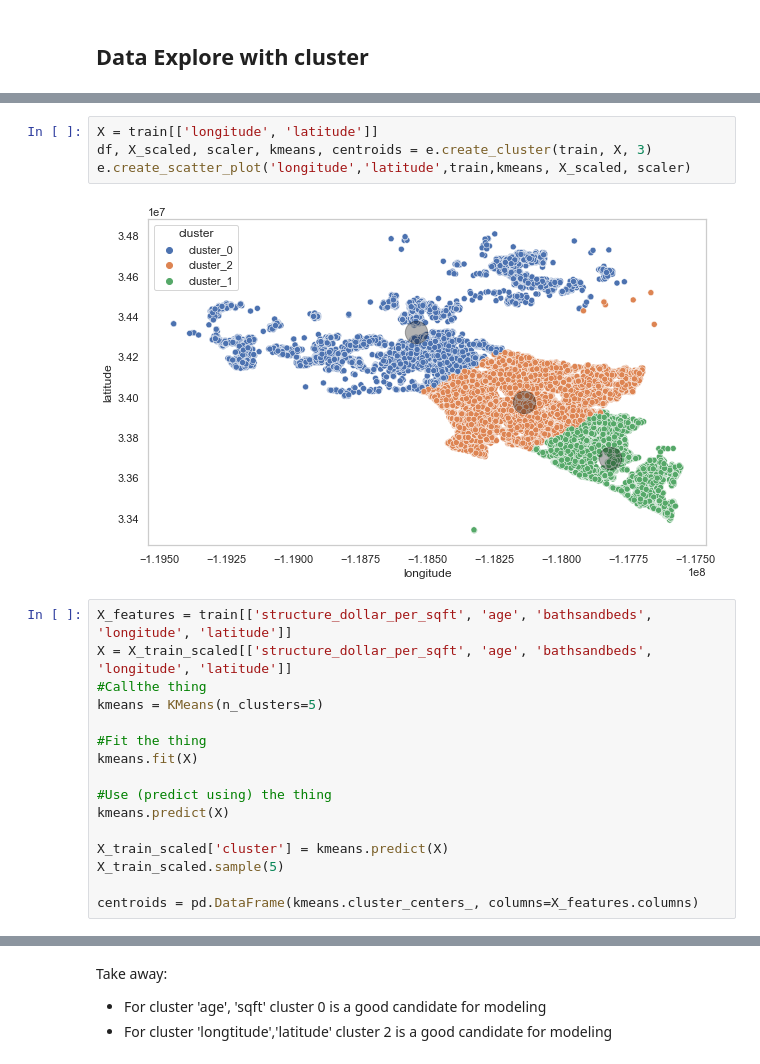
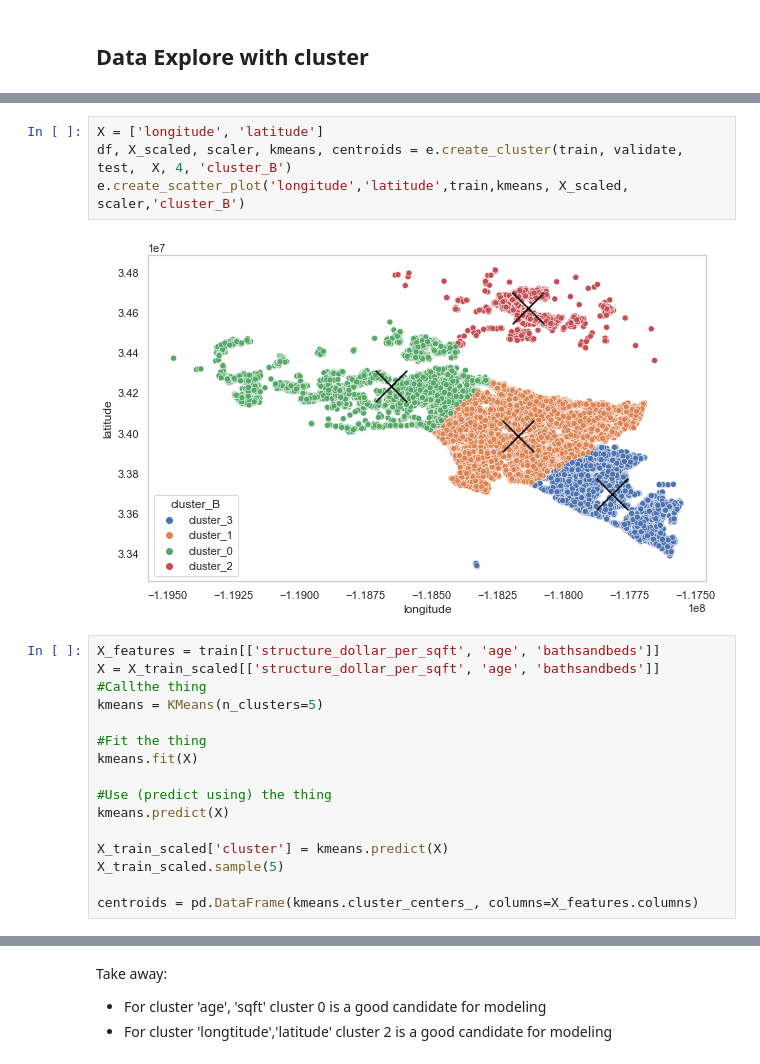
Before and after one commit to Olivert75/clustering_project, a Jupyter notebook: first_workbook.ipynb, the cells around one changed output, grey strips where cells are left out. Saved outputs shown, nothing was run; the diff lists cells and outputs as text.

```diff
--- a/first_workbook.ipynb
+++ b/first_workbook.ipynb
@@ -379,12 +433,12 @@ e.create_scatter_plot('age','sqft',train,kmeans, X_scaled, scaler)
 # %%
-X = train[['longitude', 'latitude']]
-df, X_scaled, scaler, kmeans, centroids = e.create_cluster(train, X, 3)
-e.create_scatter_plot('longitude','latitude',train,kmeans, X_scaled, scaler)
+X = ['longitude', 'latitude']
+df, X_scaled, scaler, kmeans, centroids = e.create_cluster(train, validate, test,  X, 4, 'cluster_B')
+e.create_scatter_plot('longitude','latitude',train,kmeans, X_scaled, scaler,'cluster_B')
 # %% [output]
-[figure, old version]
+[figure, new version]
 # %%
-X_features = train[['structure_dollar_per_sqft', 'age', 'bathsandbeds', 'longitude', 'latitude']]
-X = X_train_scaled[['structure_dollar_per_sqft', 'age', 'bathsandbeds', 'longitude', 'latitude']]
+X_features = train[['structure_dollar_per_sqft', 'age', 'bathsandbeds']]
+X = X_train_scaled[['structure_dollar_per_sqft', 'age', 'bathsandbeds']]
 #Callthe thing
 kmeans = KMeans(n_clusters=5)
 
```
Also changed, not shown: parts of 25 cells of this notebook.
